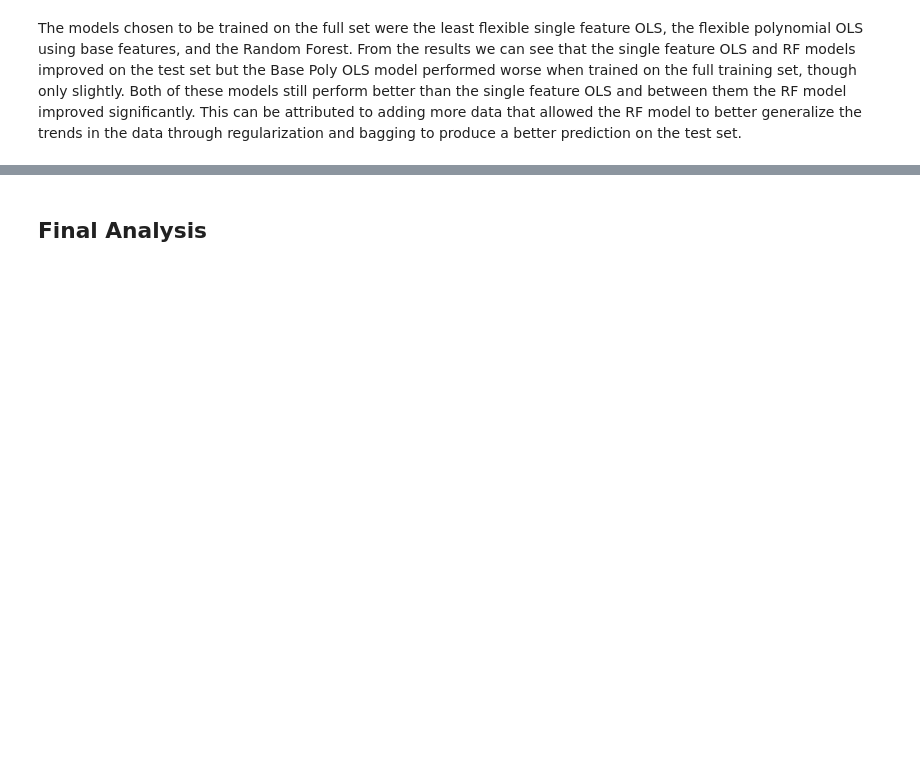
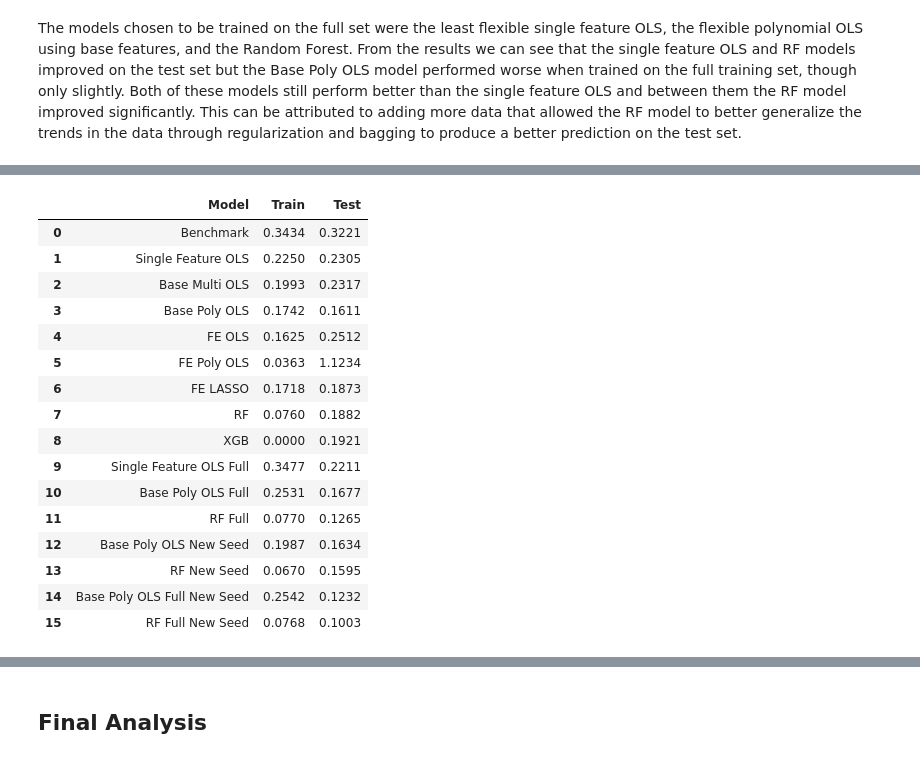
Before and after one commit to nxfern/DS2_Assignment1, a Jupyter notebook: DS2_Assignment1_NF.ipynb, the cells around one changed output, grey strips where cells are left out. Cells and saved outputs as stored; diff of their text form; code cells hidden in the pictures; blank space fills up the shorter version.

Commit message:
Redid FE order, tested new seed

```diff
--- a/DS2_Assignment1_NF.ipynb
+++ b/DS2_Assignment1_NF.ipynb
@@ -547,0 +567,97 @@ The models chosen to be trained on the full set were the least flexible single f
+# %%
+# Initializing a new seed using March 23 date
+new_seed = np.random.RandomState(20240323)
+
+# Creating same sample on new seed
+real_estate_sample = real_estate_data.sample(frac=0.2, random_state=new_seed)
+outcome = real_estate_sample["house_price_of_unit_area"]
+all_features_sample = real_estate_sample.drop(columns=['house_price_of_unit_area'])
+
+# Creating training and testing splits from the sample, using a 30% split per specifications
+X_train, X_test, y_train, y_test = train_test_split(all_features_sample, outcome, test_size=0.3, random_state=new_seed)
+
+# Retraining the Base Poly OLS model and creating predictions
+X_poly = poly_interactions.fit_transform(X_train[base_features])
+ols_poly = LinearRegression().fit(X_poly, y_train)
+
+train_error = calculateRMSLE(ols_poly.predict(X_poly), y_train)
+test_error = calculateRMSLE(ols_poly.predict(poly_interactions.transform(X_test[base_features])), y_test)
+
+ols_poly_new_pred = ['Base Poly OLS New Seed', train_error, test_error]
+results.loc[len(results)] = ols_poly_new_pred
+
+# Recreating feature engineering on resplit data off of new seed
+X_train_fe = X_train.copy()
+X_test_fe = X_test.copy()
+
+date_fix(X_train_fe)
+X_train_fe['km_distance_from_cc'] = X_train_fe.apply(lambda row: cc_distance(row['latitude'], row['longitude']), axis=1)
+
+date_fix(X_test_fe)
+X_test_fe['km_distance_from_cc'] = X_test_fe.apply(lambda row: cc_distance(row['latitude'], row['longitude']), axis=1)
+
+X_train_fe.drop(columns=['transaction_date', 'latitude', 'longitude'], inplace=True)
+X_test_fe.drop(columns=['transaction_date', 'latitude', 'longitude'], inplace=True)
+
+# Retraining the RF model and creating predictions with the new seed
+pipe_rf = Pipeline([('preprocess', column_transformer),
+    ("rf", RandomForestRegressor(random_state=new_seed))])
+pipe_rf.fit(X_train_fe, y_train)
+
+train_error = calculateRMSLE(pipe_rf.predict(X_train_fe), y_train)
+test_error = calculateRMSLE(pipe_rf.predict(X_test_fe), y_test)
+
+rf_pred_new = ['RF New Seed', train_error, test_error]
+results.loc[len(results)] = rf_pred_new
+
+# Getting full training set on new seed
+real_estate_full = real_estate_data.loc[~real_estate_data.index.isin(X_test.index)]
+y_train_full = real_estate_full['house_price_of_unit_area']
+X_train_full = real_estate_full.drop(columns=["house_price_of_unit_area"])
+
+# Running feature engineering on full sample
+X_train_full_fe = X_train_full.copy()
+date_fix(X_train_full_fe)
+X_train_full_fe['km_distance_from_cc'] = X_train_full_fe.apply(lambda row: cc_distance(row['latitude'], row['longitude']), axis=1)
+X_train_full_fe.drop(columns=['transaction_date', 'latitude', 'longitude'], inplace=True)
+
+# Running the base features Polynomial OLS on new full training set
+X_poly_full = poly_interactions.fit_transform(X_train_full[base_features])
+ols_poly_full = LinearRegression().fit(X_poly_full, y_train_full)
+
+train_error = calculateRMSLE(ols_poly_full.predict(X_poly_full), y_train_full)
+test_error = calculateRMSLE(ols_poly_full.predict(poly_interactions.transform(X_test[base_features])), y_test)
+
+ols_poly_pred_full = ['Base Poly OLS Full New Seed', train_error, test_error]
+results.loc[len(results)] = ols_poly_pred_full
+
+# Running the Random Forest model on the new full training set
+pipe_rf_full = Pipeline([('preprocess', column_transformer),
+    ("rf", RandomForestRegressor(random_state=new_seed))])
+pipe_rf_full.fit(X_train_full_fe, y_train_full)
+
+train_error = calculateRMSLE(pipe_rf_full.predict(X_train_full_fe), y_train_full)
+test_error = calculateRMSLE(pipe_rf_full.predict(X_test_fe), y_test)
+
+rf_pred_full = ['RF Full New Seed', train_error, test_error]
+results.loc[len(results)] = rf_pred_full
+
+results
+# %% [output]
+|  | Model | Train | Test |
+| 0 | Benchmark | 0.3434 | 0.3221 |
+| 1 | Single Feature OLS | 0.2250 | 0.2305 |
+| 2 | Base Multi OLS | 0.1993 | 0.2317 |
+| 3 | Base Poly OLS | 0.1742 | 0.1611 |
+| 4 | FE OLS | 0.1625 | 0.2512 |
+| 5 | FE Poly OLS | 0.0363 | 1.1234 |
+| 6 | FE LASSO | 0.1718 | 0.1873 |
+| 7 | RF | 0.0760 | 0.1882 |
+| 8 | XGB | 0.0000 | 0.1921 |
+| 9 | Single Feature OLS Full | 0.3477 | 0.2211 |
+| 10 | Base Poly OLS Full | 0.2531 | 0.1677 |
+| 11 | RF Full | 0.0770 | 0.1265 |
+| 12 | Base Poly OLS New Seed | 0.1987 | 0.1634 |
+| 13 | RF New Seed | 0.0670 | 0.1595 |
+| 14 | Base Poly OLS Full New Seed | 0.2542 | 0.1232 |
+| 15 | RF Full New Seed | 0.0768 | 0.1003 |
```
Also changed, not shown: parts of 13 cells of this notebook, 1 other file.
